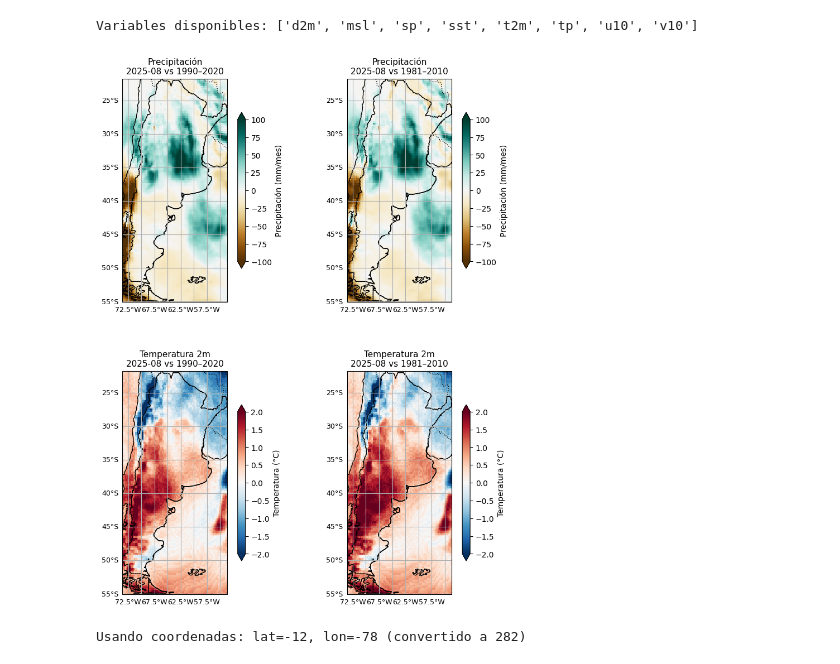
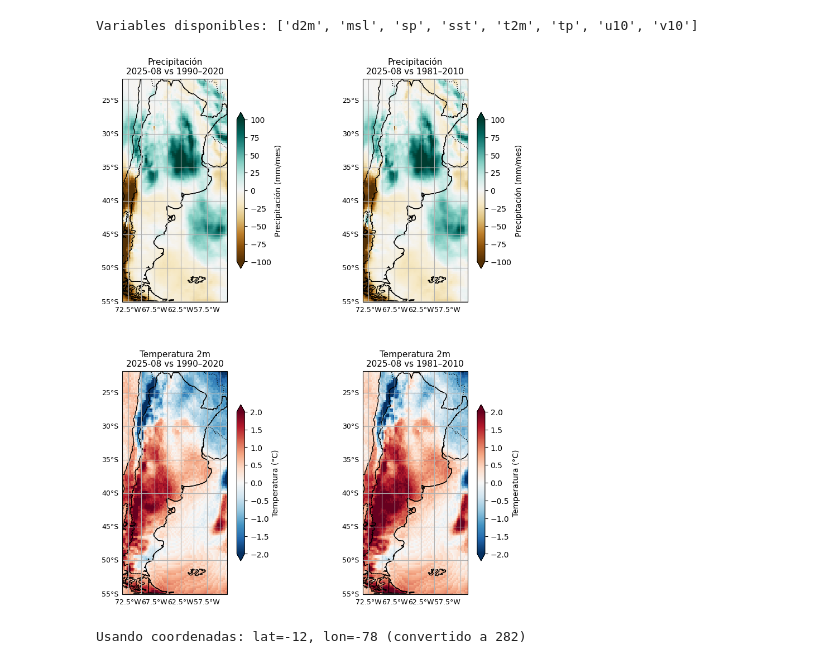
Before and after one commit to SMN-SENAMHI/MONITOREO, a Jupyter notebook: ERA5_SURFACE_MONTH.ipynb, the cells around one changed output. Saved outputs shown, nothing was run; the diff lists cells and outputs as text; code cells hidden in the pictures.

```diff
--- a/ERA5_SURFACE_MONTH.ipynb
+++ b/ERA5_SURFACE_MONTH.ipynb
@@ -149,8 +149,17 @@ print("Variables disponibles:", list(ds.data_vars))
 Variables disponibles: ['d2m', 'msl', 'sp', 'sst', 't2m', 'tp', 'u10', 'v10']
 # %%
 #@title Seleccionar y recortar variables
+
 # Precipitación total (m → mm/mes)
-tp = ds["tp"] * 1000 * 30
+fechas = pd.to_datetime(ds.valid_time.values)
+dias_mes = xr.DataArray(
+    fechas.days_in_month,
+    coords={"valid_time": ds.valid_time},
+    dims=["valid_time"]
+)
+
+# Conversión: m/día → mm/mes
+tp = ds["tp"] * 1000 * dias_mes
 tp.attrs["units"] = "mm/mes"
 
 # Temperatura 2m (K → °C)
@@ -158,10 +167,12 @@ t2m = ds["t2m"] - 273.15
 t2m.attrs["units"] = "°C"
 
 # Recortes usando shapefile
-tp_sel  = tp.sel(latitude=slice(maxy, miny), longitude=slice(minx % 360, maxx % 360))
-t2m_sel = t2m.sel(latitude=slice(maxy, miny), longitude=slice(minx % 360, maxx % 360))
+tp_sel  = tp.sel(latitude=slice(maxy, miny),
+                 longitude=slice(minx % 360, maxx % 360))
+t2m_sel = t2m.sel(latitude=slice(maxy, miny),
+                  longitude=slice(minx % 360, maxx % 360))
 
-# Selección de mes usando 'valid_time'
+# Selección de mes específico
 tp_target  = tp_sel.sel(valid_time=fecha_analisis)
 t2m_target = t2m_sel.sel(valid_time=fecha_analisis)
 # %%
@@ -193,7 +204,7 @@ anom_t2m_1981_2010 = t2m_target - clim_t2m_1981_2010_mean
 #@title Graficar anomalías de Precipitación y Temperatura
 fig, axes = plt.subplots(2, 2, figsize=(10, 12),
                          subplot_kw={"projection": ccrs.PlateCarree()},
-                         gridspec_kw={"wspace": 0.08, "hspace": 0.31})
+                         gridspec_kw={"wspace": 0.25, "hspace": 0.31})
 for ax in axes.flat:
     ax.set_extent([minx, maxx, miny, maxy], crs=ccrs.PlateCarree())
     ax.coastlines(resolution="50m")
@@ -215,34 +226,34 @@ anom_tp_1990_2020.plot(
     ax=axes[0,0], transform=ccrs.PlateCarree(),
     cmap="BrBG", vmin=-100, vmax=100,
     cbar_kwargs={"label": "Precipitación (mm/mes)", "shrink": 0.7}
 )
 axes[0,0].set_title(f"Precipitación\n{fecha_analisis} vs 1990–2020", fontsize=11, loc="center")
 
 anom_tp_1981_2010.plot(
     ax=axes[0,1], transform=ccrs.PlateCarree(),
     cmap="BrBG", vmin=-100, vmax=100,
     cbar_kwargs={"label": "Precipitación (mm/mes)", "shrink": 0.7}
 )
 axes[0,1].set_title(f"Precipitación\n{fecha_analisis} vs 1981–2010", fontsize=11, loc="center")
 
 # Temperatura
 anom_t2m_1990_2020.plot(
     ax=axes[1,0], transform=ccrs.PlateCarree(),
     cmap="RdBu_r", vmin=-2, vmax=2,
     cbar_kwargs={"label": "Temperatura (°C)", "shrink": 0.7}
 )
 axes[1,0].set_title(f"Temperatura 2m\n{fecha_analisis} vs 1990–2020", fontsize=11, loc="center")
 
 anom_t2m_1981_2010.plot(
     ax=axes[1,1], transform=ccrs.PlateCarree(),
     cmap="RdBu_r", vmin=-2, vmax=2,
     cbar_kwargs={"label": "Temperatura (°C)", "shrink": 0.7}
 )
 axes[1,1].set_title(f"Temperatura 2m\n{fecha_analisis} vs 1981–2010", fontsize=11, loc="center")
 
 plt.show()
 # %% [output]
-[figure, old version]
+[figure, new version]
 # %%
 # ============================================
 # Gráfico de precipitación mensual acumulada en un punto
```
Also changed, not shown: parts of 1 cell of this notebook.
